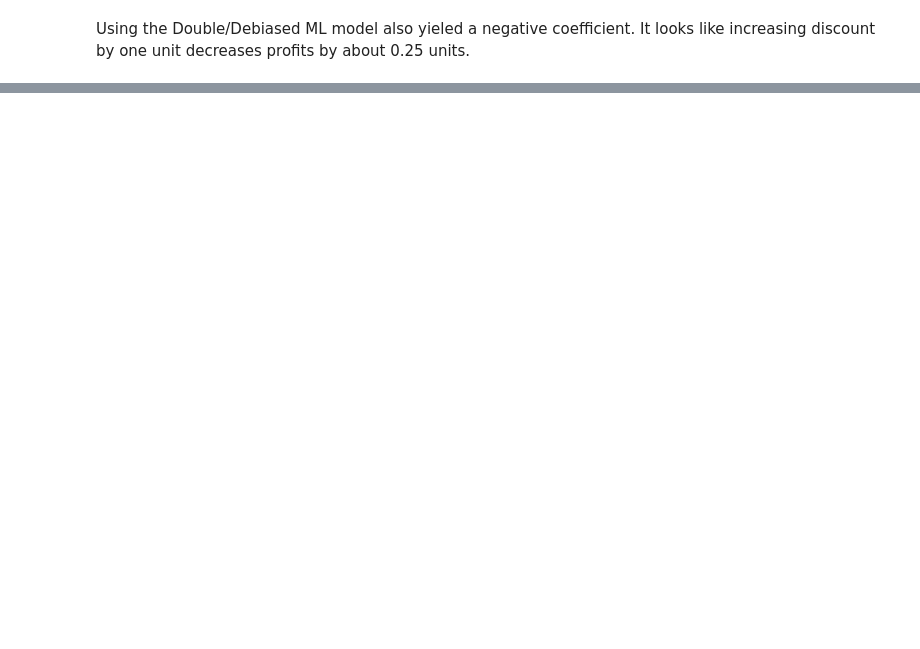
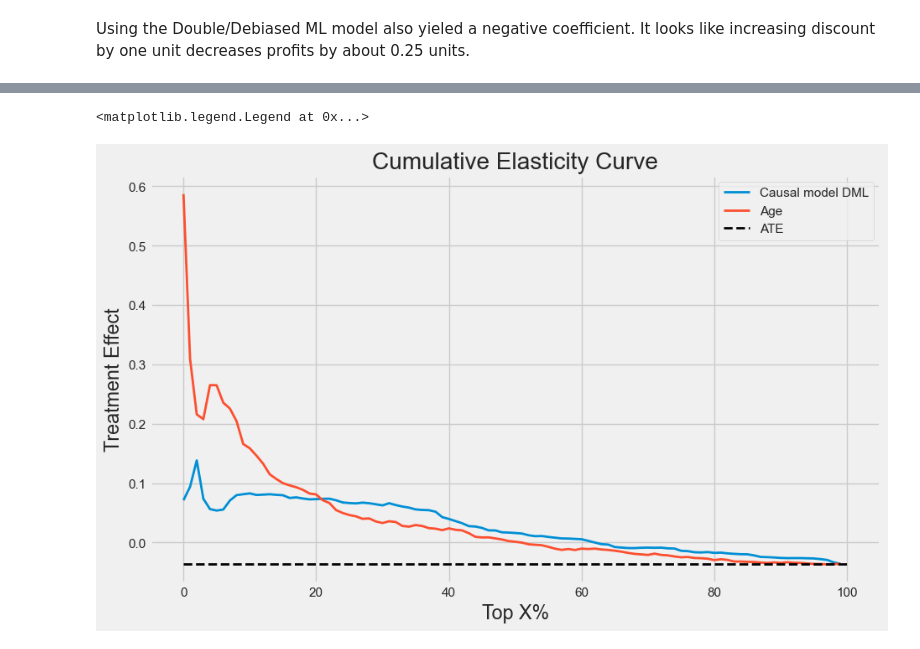
Before and after one commit to GregoryTomy/causal-inference, a Jupyter notebook: 5_double_ml.ipynb, the cells around one changed output, grey strips where cells are left out. Cells and saved outputs as stored; diff of their text form; code cells hidden in the pictures; blank space fills up the shorter version.

```diff
--- a/5_double_ml.ipynb
+++ b/5_double_ml.ipynb
@@ -291,0 +335,10 @@ Using the Double/Debiased ML model also yieled a negative coefficient. It looks
+# %%
+weights = train_denoised["discount_residuals"] ** 2
+
+target = train_denoised["profit_residuals"] / train_denoised["discount_residuals"]
+
+final_dml_model = LGBMRegressor(max_depth=3)
+
+final_dml_model.fit(X=train_denoised[feature_columns],
+                    y=target,
+                    sample_weight=weights)
@@ -291,0 +364,4 @@ Using the Double/Debiased ML model also yieled a negative coefficient. It looks
+# %%
+cate_predictions = final_dml_model.predict(test_processed[feature_columns])
+test_predictions = test_processed.assign(CATE = cate_predictions)
+test_predictions.head()
@@ -291,0 +436,23 @@ Using the Double/Debiased ML model also yieled a negative coefficient. It looks
+# %%
+cumulative_te_cate = cumulative_treatment_effect(test_predictions,
+                                                 "CATE",
+                                                 100)
+cumulative_te_age = cumulative_treatment_effect(test_predictions,
+                                                "age",
+                                                100)
+# cumulative_te_ml = cumulative_treatment_effect(train_denoised,
+#                                                "sales_prediction",
+#                                                100)
+
+plt.plot(cumulative_te_cate, label="Causal model DML", lw=2)
+plt.plot(cumulative_te_age, label="Age", lw=2)
+# plt.plot(cumulative_te_ml, label="existing", lw=2)
+plt.hlines(elast(test_predictions, "profit", "discount"), 0, 100, linestyles="--", color="black", label="ATE", lw=2)
+plt.ylabel("Treatment Effect")
+plt.xlabel("Top X%")
+plt.title("Cumulative Elasticity Curve")
+
+plt.legend()
+# %% [output]
+<matplotlib.legend.Legend at 0x...>
+[figure, added]
```
Also changed, not shown: parts of 22 cells of this notebook, 2 other files.
